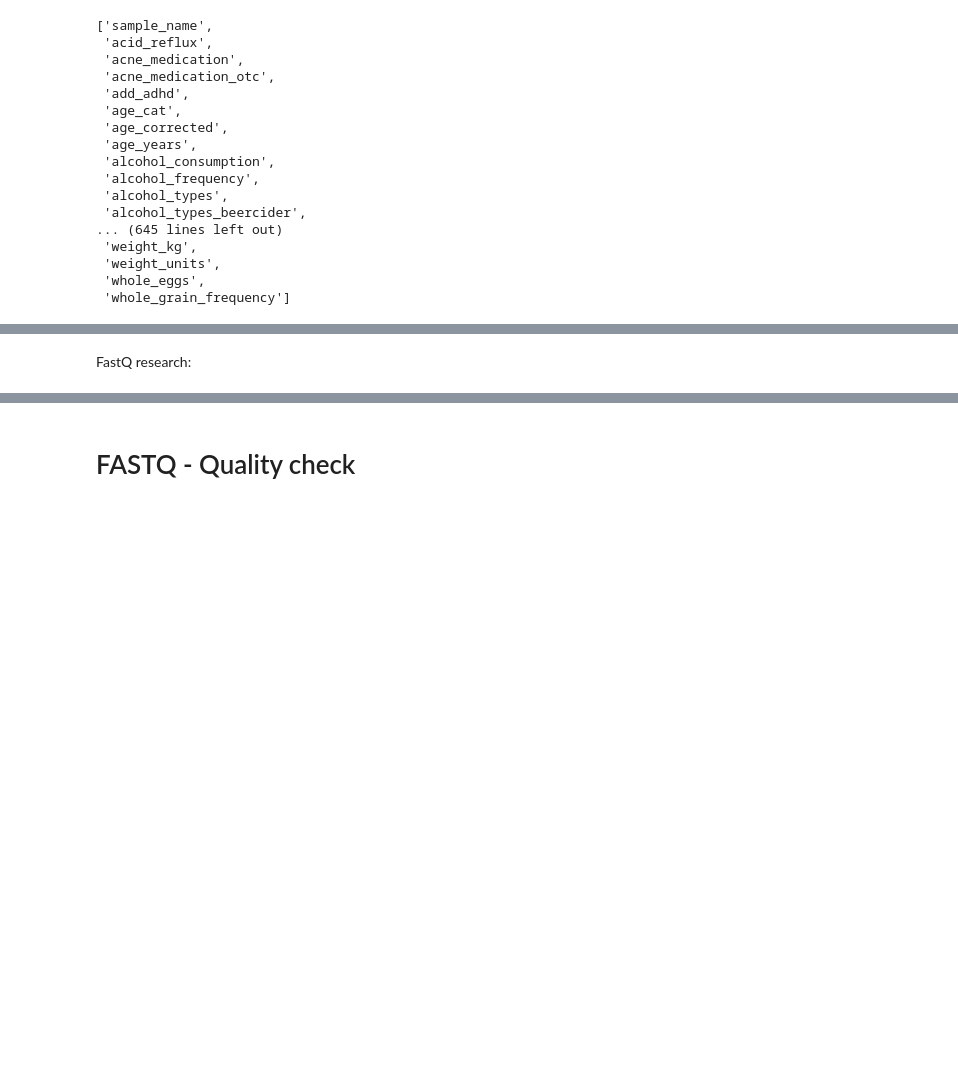
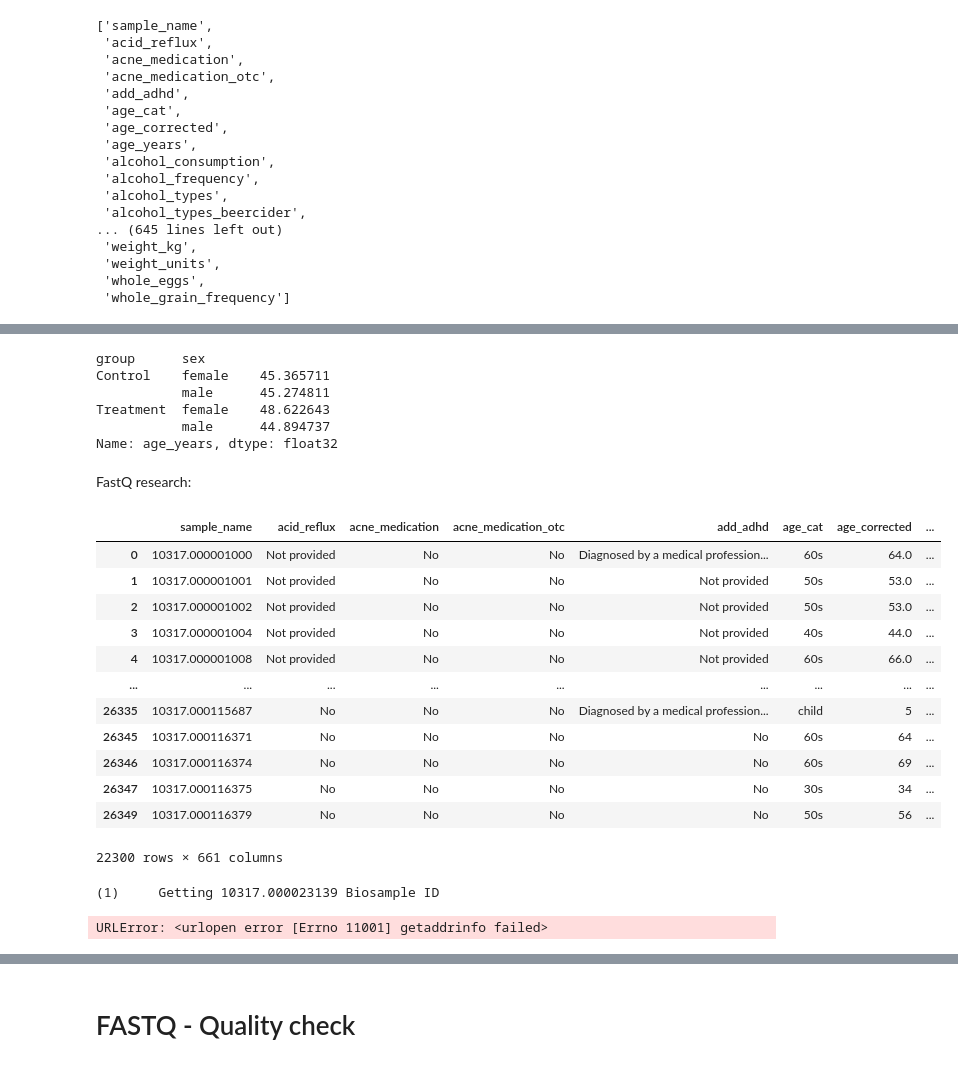
Before and after one commit to grusso98/gut-microbiota-diet, a Jupyter notebook: EDA.ipynb, the cells around one changed output, grey strips where cells are left out. Saved outputs shown, nothing was run; the diff lists cells and outputs as text; code cells hidden in the pictures; blank space fills up the shorter version.

Commit message:
change download fastq

```diff
--- a/EDA.ipynb
+++ b/EDA.ipynb
@@ -368,2 +324,11 @@ refined_sugar_sample
+# %%
+print(data_groups.groupby(["group","sex"]).age_years.mean())
+# %% [output]
+group      sex
+Control    female    45.365711
+           male      45.274811
+Treatment  female    48.622643
+           male      44.894737
+Name: age_years, dtype: float32
 # %% [markdown]
 FastQ research:
@@ -376 +335,17 @@ import os
+# %%
+data
+# %% [output]
+|  | sample_name | acid_reflux | acne_medication | acne_medication_otc | add_adhd | age_cat | age_corrected | ... |
+| 0 | 10317.000001000 | Not provided | No | No | Diagnosed by a medical profession... | 60s | 64.0 | ... |
+| 1 | 10317.000001001 | Not provided | No | No | Not provided | 50s | 53.0 | ... |
+| 2 | 10317.000001002 | Not provided | No | No | Not provided | 50s | 53.0 | ... |
+| 3 | 10317.000001004 | Not provided | No | No | Not provided | 40s | 44.0 | ... |
+| 4 | 10317.000001008 | Not provided | No | No | Not provided | 60s | 66.0 | ... |
+| ... | ... | ... | ... | ... | ... | ... | ... | ... |
+| 26335 | 10317.000115687 | No | No | No | Diagnosed by a medical profession... | child | 5 | ... |
+| 26345 | 10317.000116371 | No | No | No | No | 60s | 64 | ... |
+| 26346 | 10317.000116374 | No | No | No | No | 60s | 69 | ... |
+| 26347 | 10317.000116375 | No | No | No | No | 30s | 34 | ... |
+| 26349 | 10317.000116379 | No | No | No | No | 50s | 56 | ... |
+22300 rows × 661 columns
 # %%
@@ -472 +425,6 @@ def from_samplenames_to_fastqa(sample_names_column, download = False):
+# %%
+dict_treatment = get_fastq(data_treatment.sample_name, download = False)
+# %% [output]
+(1)     Getting 10317.000023139 Biosample ID
+URLError: <urlopen error [Errno 11001] getaddrinfo failed>
 # %%
```
Also changed, not shown: parts of 68 cells of this notebook, 1 other file.
